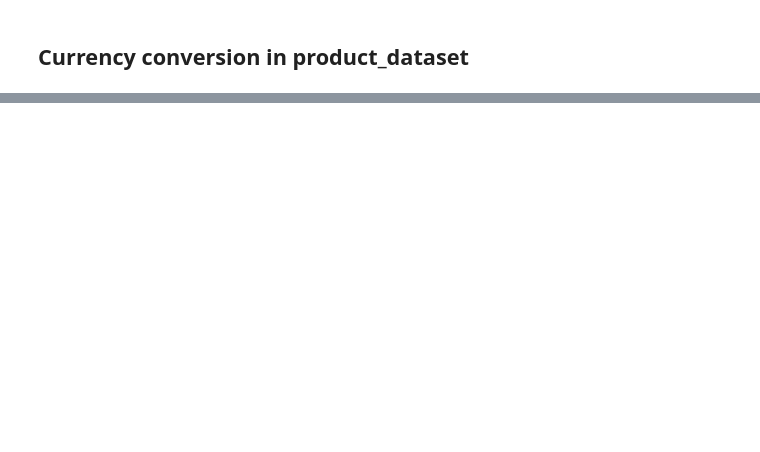
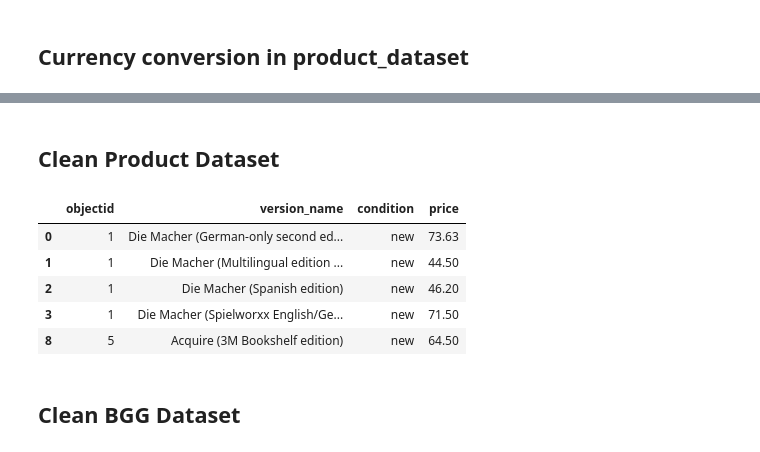
Before and after one commit to Ahmohas/BoardGames, a Jupyter notebook: Final_Code.ipynb, the cells around one changed output, grey strips where cells are left out. Cells and saved outputs as stored; diff of their text form; code cells hidden in the pictures; blank space fills up the shorter version.

```diff
--- a/Final_Code.ipynb
+++ b/Final_Code.ipynb
@@ -91,0 +86,52 @@ products_dataset
+# %% [markdown]
+## Clean Product Dataset
+# %%
+cols_to_keep = ["objectid", "price", "version_name", "condition"]
+products_clean = products_dataset.loc[:, cols_to_keep].copy()
+
+# Drop missing IDs/prices
+products_clean = products_clean.dropna(subset=["objectid", "price"])
+
+# Convert types
+products_clean["objectid"] = pd.to_numeric(products_clean["objectid"], errors="coerce").astype('Int64')
+products_clean["price"] = pd.to_numeric(products_clean["price"], errors="coerce")
+
+# Standardize condition
+products_clean["condition"] = products_clean["condition"].astype(str).str.lower().str.strip()
+
+# Keep only 'new' condition
+products_clean = products_clean[products_clean["condition"] == "new"]
+
+# Clean version names
+products_clean["version_name"] = products_clean["version_name"].astype(str).str.strip()
+
+# Remove duplicates
+products_clean = products_clean.drop_duplicates(subset=["objectid", "version_name", "condition", "price"])
+
+# Average price for duplicate versions
+products_clean_avg = products_clean.groupby(
+    ["objectid", "version_name", "condition"], as_index=False
+)["price"].mean()
+
+# IQR-based outlier removal
+Q1 = products_clean_avg["price"].quantile(0.25)
+Q3 = products_clean_avg["price"].quantile(0.75)
+IQR = Q3 - Q1
+lower_bound = Q1 - 1.5 * IQR
+upper_bound = Q3 + 1.5 * IQR
+
+products_model_ready = products_clean_avg[
+    (products_clean_avg["price"] >= lower_bound) &
+    (products_clean_avg["price"] <= upper_bound)
+]
+
+products_model_ready.head(5)
+# %% [output]
+|  | objectid | version_name | condition | price |
+| 0 | 1 | Die Macher (German-only second ed... | new | 73.63 |
+| 1 | 1 | Die Macher (Multilingual edition ... | new | 44.50 |
+| 2 | 1 | Die Macher (Spanish edition) | new | 46.20 |
+| 3 | 1 | Die Macher (Spielworxx English/Ge... | new | 71.50 |
+| 8 | 5 | Acquire (3M Bookshelf edition) | new | 64.50 |
+# %% [markdown]
+## Clean BGG Dataset
```
Also changed, not shown: parts of 7 cells of this notebook.
